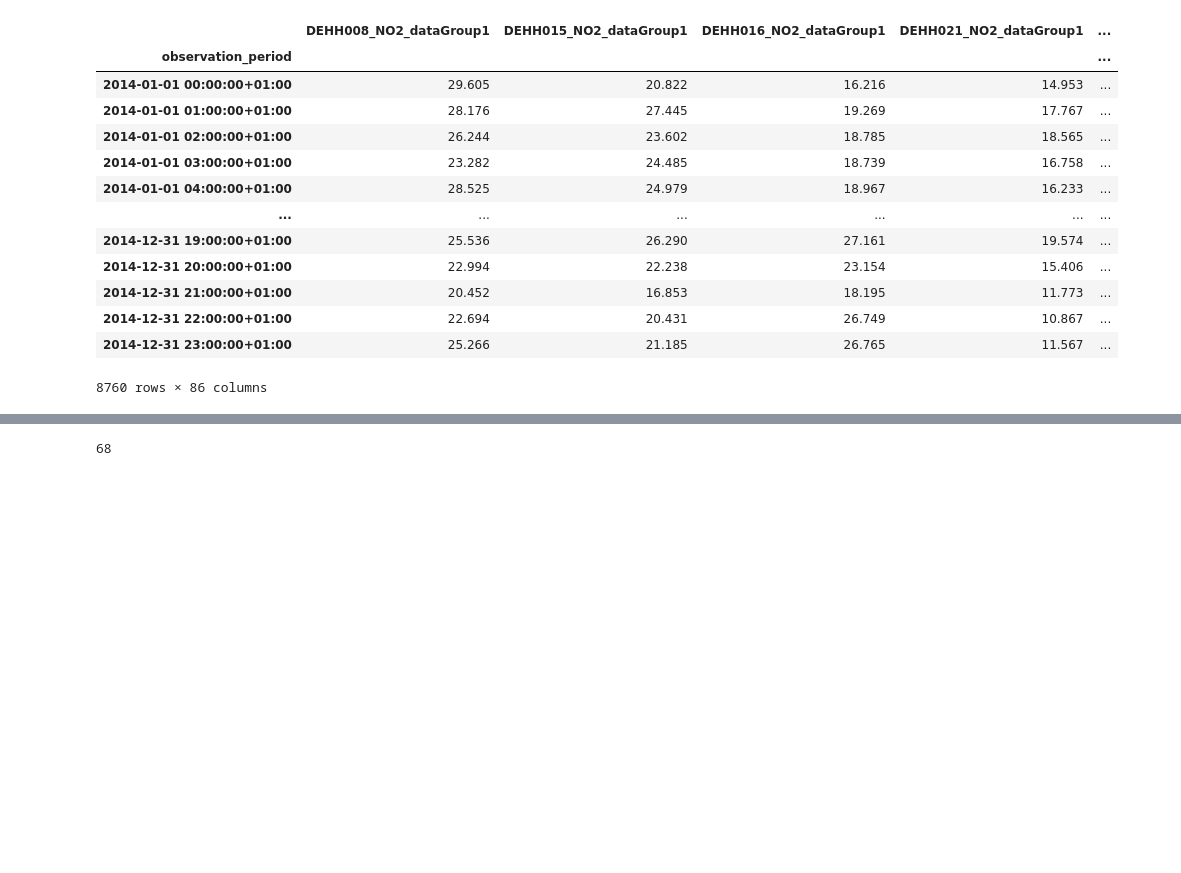
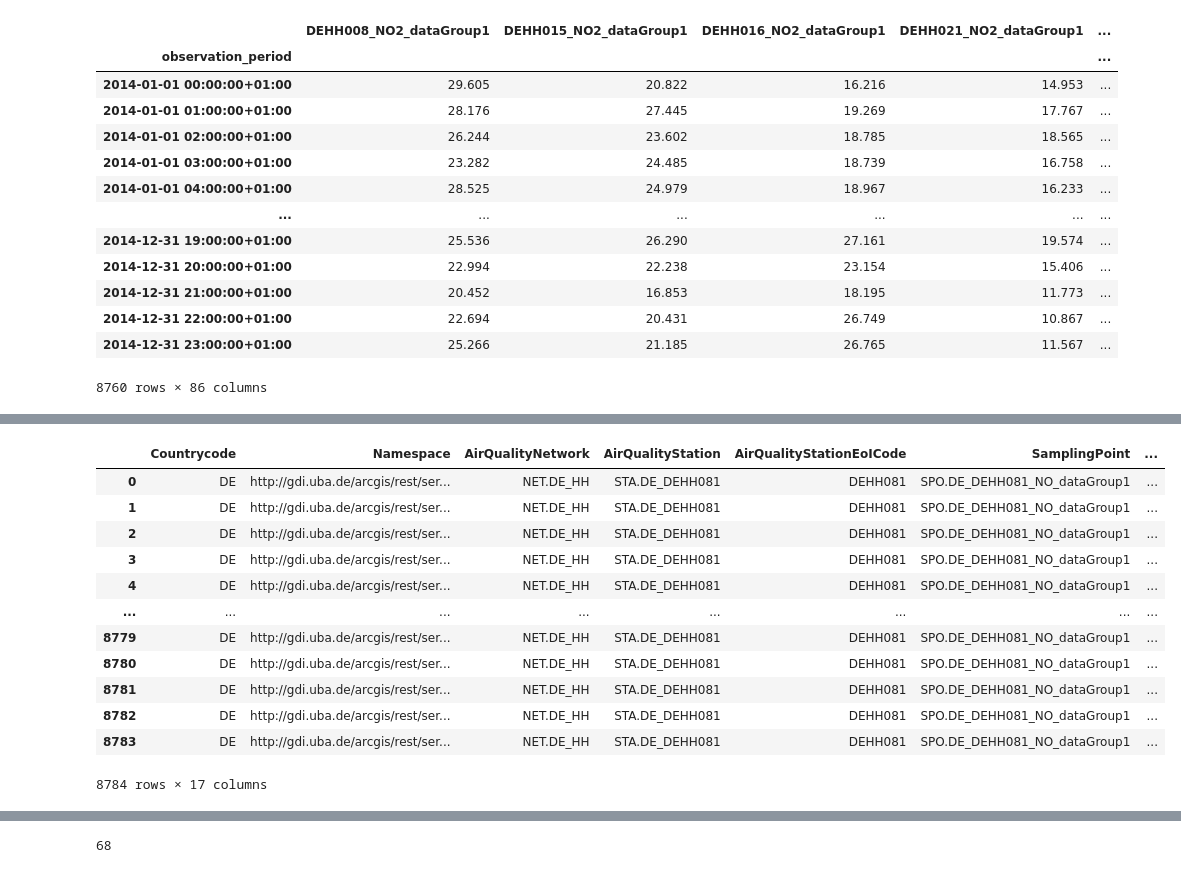
Before and after one commit to EvgenyGorelov/CorrelAid-Development-of-air-pollution-in-Hamburg, a Jupyter notebook: Correlaid.2013.19.etl.pandas.1.0.ipynb, the cells around one changed output, grey strips where cells are left out. Cells and saved outputs as stored; diff of their text form; code cells hidden in the pictures; blank space fills up the shorter version.

Commit message:
2016 data added

```diff
--- a/Correlaid.2013.19.etl.pandas.1.0.ipynb
+++ b/Correlaid.2013.19.etl.pandas.1.0.ipynb
@@ -371,3 +394,29 @@ clean_df13 = clean_wide_df(wide_df13)
+# %%
+df_hh16_NO2 = pd.read_csv("Correlaid.rawData/AQD_DE_E1a_2016/DE_8_42767_2016_timeseries.csv")
+df_hh16_NO  = pd.read_csv("Correlaid.rawData/AQD_DE_E1a_2016/DE_38_42753_2016_timeseries.csv")
+df_hh16_NOx = pd.read_csv("Correlaid.rawData/AQD_DE_E1a_2016/DE_9_42743_2016_timeseries.csv")
+#df_hh16_CHB= pd.read_csv("Correlaid.rawData/AQD_DE_E1a_2016/DE_   _42767_2016_timeseries.csv")
+df_hh16_SO2= pd.read_csv("Correlaid.rawData/AQD_DE_E1a_2016/DE_1_42729_2016_timeseries.csv")
+df_hh16_O3= pd.read_csv("Correlaid.rawData/AQD_DE_E1a_2016/DE_7_3698_2016_timeseries.csv")
+#df_hh16_PM1= pd.read_csv("Correlaid.rawData/AQD_DE_E1a_2016/DE_38_42767_2016_timeseries.csv")
+df_hh16_PM2= pd.read_csv("Correlaid.rawData/AQD_DE_E1a_2016/DE_6001_5740_2016_timeseries.csv")
+df_hh16_CO= pd.read_csv("Correlaid.rawData/AQD_DE_E1a_2016/DE_10_3818_2016_timeseries.csv")
+# %%
+df_hh16_NO
+# %% [output]
+|  | Countrycode | Namespace | AirQualityNetwork | AirQualityStation | AirQualityStationEoICode | SamplingPoint | ... |
+| 0 | DE | http://gdi.uba.de/arcgis/rest/ser... | NET.DE_HH | STA.DE_DEHH081 | DEHH081 | SPO.DE_DEHH081_NO_dataGroup1 | ... |
+| 1 | DE | http://gdi.uba.de/arcgis/rest/ser... | NET.DE_HH | STA.DE_DEHH081 | DEHH081 | SPO.DE_DEHH081_NO_dataGroup1 | ... |
+| 2 | DE | http://gdi.uba.de/arcgis/rest/ser... | NET.DE_HH | STA.DE_DEHH081 | DEHH081 | SPO.DE_DEHH081_NO_dataGroup1 | ... |
+| 3 | DE | http://gdi.uba.de/arcgis/rest/ser... | NET.DE_HH | STA.DE_DEHH081 | DEHH081 | SPO.DE_DEHH081_NO_dataGroup1 | ... |
+| 4 | DE | http://gdi.uba.de/arcgis/rest/ser... | NET.DE_HH | STA.DE_DEHH081 | DEHH081 | SPO.DE_DEHH081_NO_dataGroup1 | ... |
+| ... | ... | ... | ... | ... | ... | ... | ... |
+| 8779 | DE | http://gdi.uba.de/arcgis/rest/ser... | NET.DE_HH | STA.DE_DEHH081 | DEHH081 | SPO.DE_DEHH081_NO_dataGroup1 | ... |
+| 8780 | DE | http://gdi.uba.de/arcgis/rest/ser... | NET.DE_HH | STA.DE_DEHH081 | DEHH081 | SPO.DE_DEHH081_NO_dataGroup1 | ... |
+| 8781 | DE | http://gdi.uba.de/arcgis/rest/ser... | NET.DE_HH | STA.DE_DEHH081 | DEHH081 | SPO.DE_DEHH081_NO_dataGroup1 | ... |
+| 8782 | DE | http://gdi.uba.de/arcgis/rest/ser... | NET.DE_HH | STA.DE_DEHH081 | DEHH081 | SPO.DE_DEHH081_NO_dataGroup1 | ... |
+| 8783 | DE | http://gdi.uba.de/arcgis/rest/ser... | NET.DE_HH | STA.DE_DEHH081 | DEHH081 | SPO.DE_DEHH081_NO_dataGroup1 | ... |
+8784 rows × 17 columns
 # %%
 clean_df13
 # %% [output]
```
Also changed, not shown: parts of 4 cells of this notebook.
